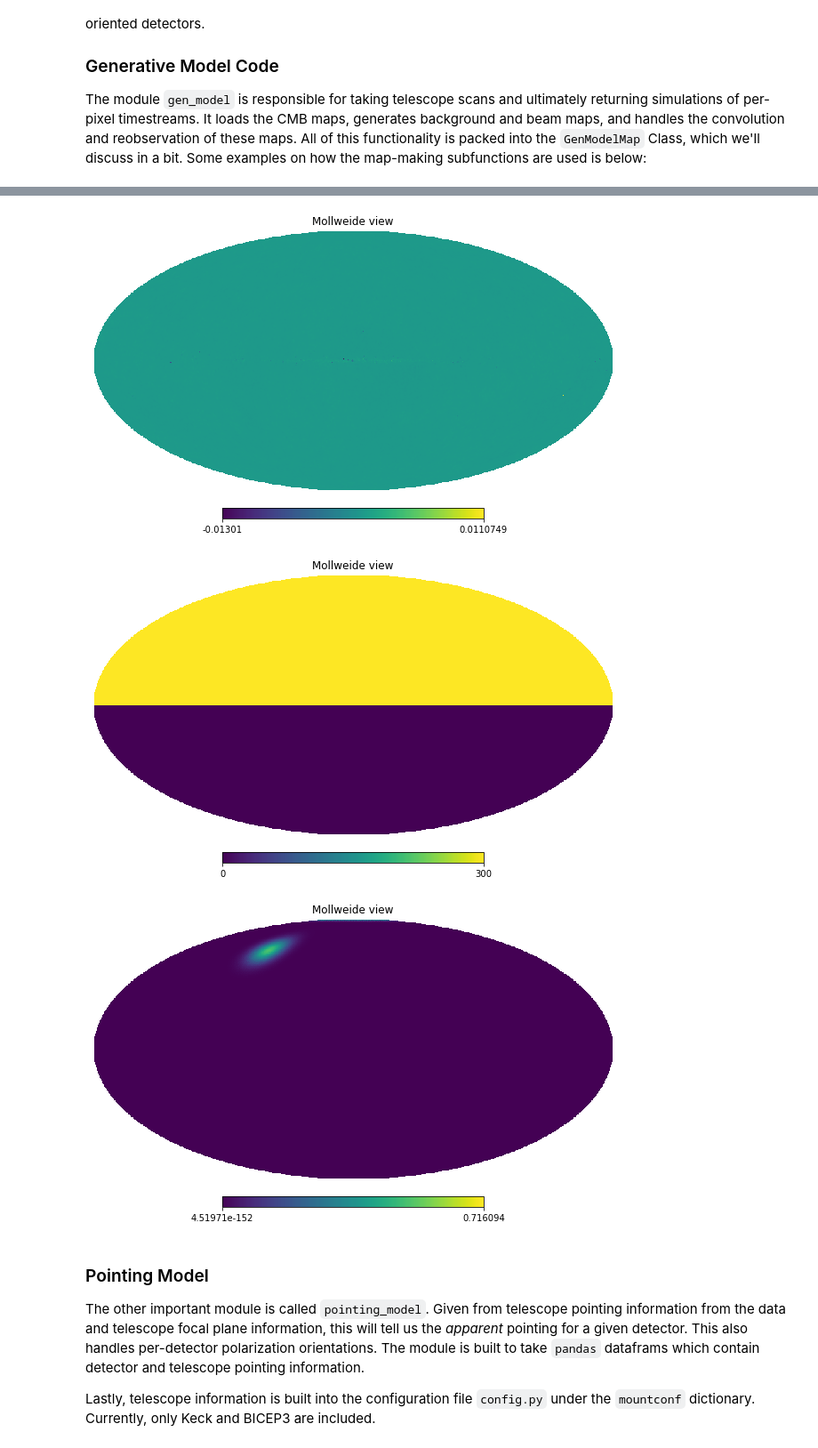
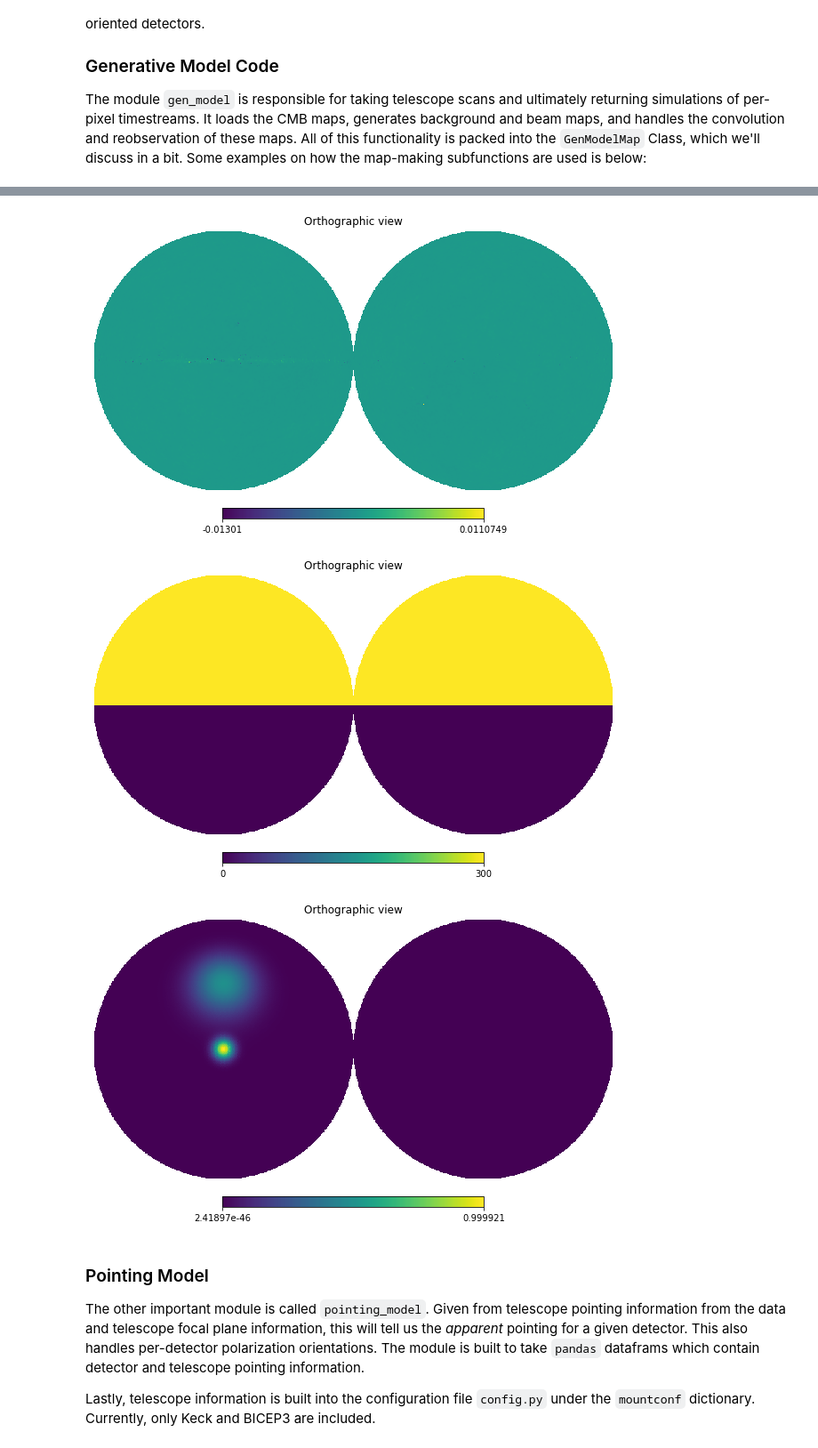
Before and after one commit to phys201/extended-beam-modeling, a Jupyter notebook: model_test.ipynb, the cells around one changed output, grey strips where cells are left out. Shown at 89% size. Drawn from its saved outputs; the diff is of its cells as text; code cells hidden in the pictures.

```diff
--- a/model_test.ipynb
+++ b/model_test.ipynb
@@ -96,31 +96,32 @@ The module `gen_model` is responsible for taking telescope scans and ultimately
 # %%
 # Example usage of the gen_model subfunctions:
 # Extract some CMB map. Lower the resolution so that it doesn't take forever
 nside = 128
 cmbmap = gm.make_cmb_map(modelconf["cmbFile"], nside_out=nside)
 
 ## Make a background map of 300K
 groundmap = gm.make_ground_template(300,nside)
 
 ## Make a beammap made of a main beam and an 'extended' beam.
-beammap = gm.make_beam_map(params = [1,0,0,3,3,1],nside=nside)
-beammap2 = gm.make_beam_map(params =[0.5,0,30,30,30,0],nside=nside)
+beammap = gm.make_beam_map(params = [1,0,0,3,3,0],nside=nside)
+beammap2 = gm.make_beam_map(params =[0.5,30,0,10,10,0],nside=nside)
 bm_total = (beammap+beammap2)/np.max(beammap+beammap2) # Add and normalize
 
 # Plot the different maps
-hp.mollview(cmbmap[0,:])
-hp.mollview(groundmap)
-hp.mollview(bm_total)
+hp.orthview(cmbmap[0,:])
+hp.orthview(groundmap)
+R = hp.Rotator([0,-90]).rotate_map_pixel
+hp.orthview(R(bm_total))
 
 print()
 # %% [output]
 NSIDE = 512
 ORDERING = RING in fits file
 INDXSCHM = IMPLICIT
 Current map NSIDE=512. Converting to NSIDE=128
-[figure, old version]
+[figure, new version]
-[figure, old version]
+[figure, new version]
-[figure, old version]
+[figure, new version]
 # %% [markdown]
 ### Pointing Model
 The other important module is called `pointing_model`. Given from telescope pointing information from the data and telescope focal plane information, this will tell us the _apparent_ pointing for a given detector. This also handles per-detector polarization orientations. The module is built to take `pandas` dataframs which contain detector and telescope pointing information.
```
Also changed, not shown: parts of 5 cells of this notebook, 1 other file.
